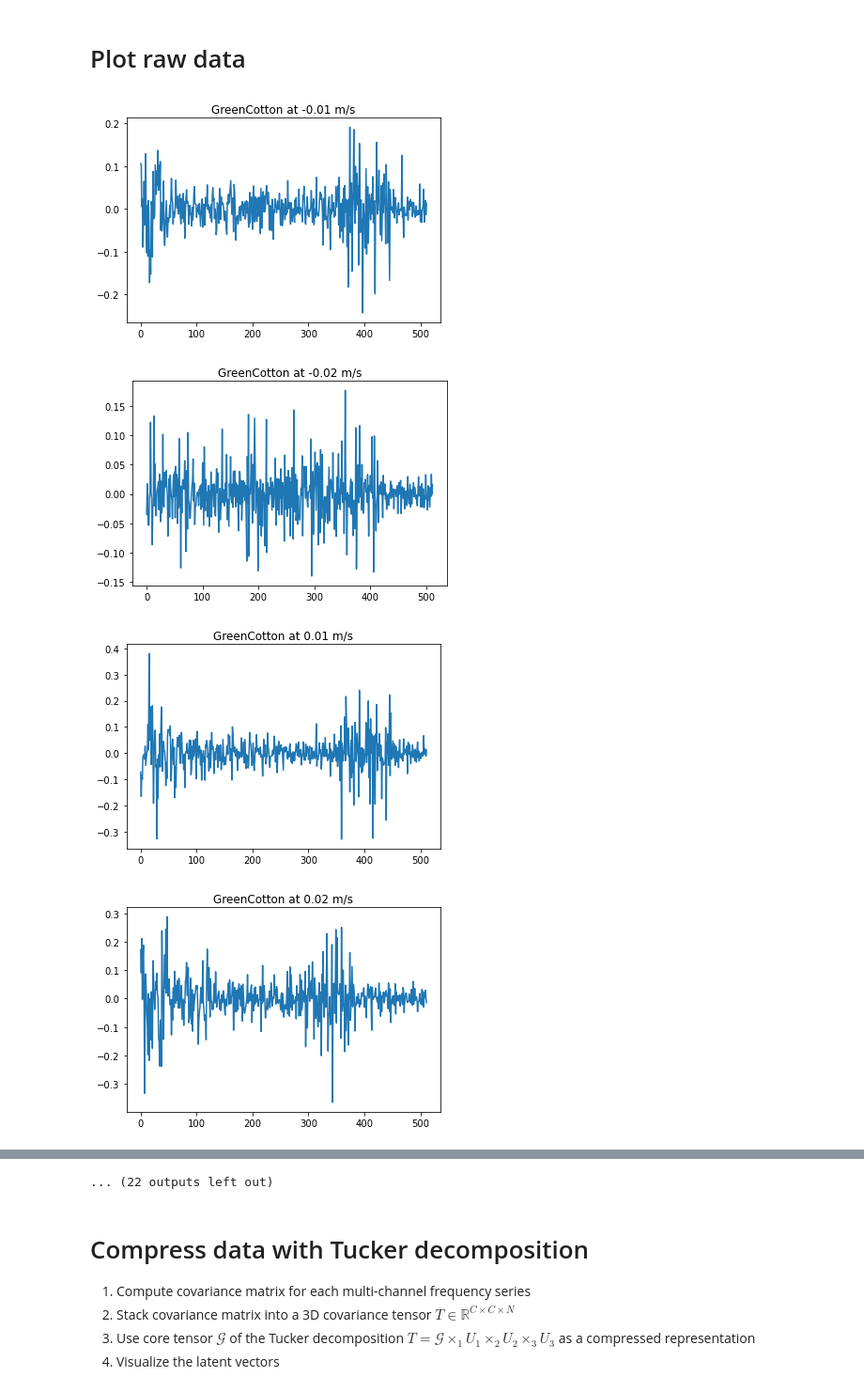
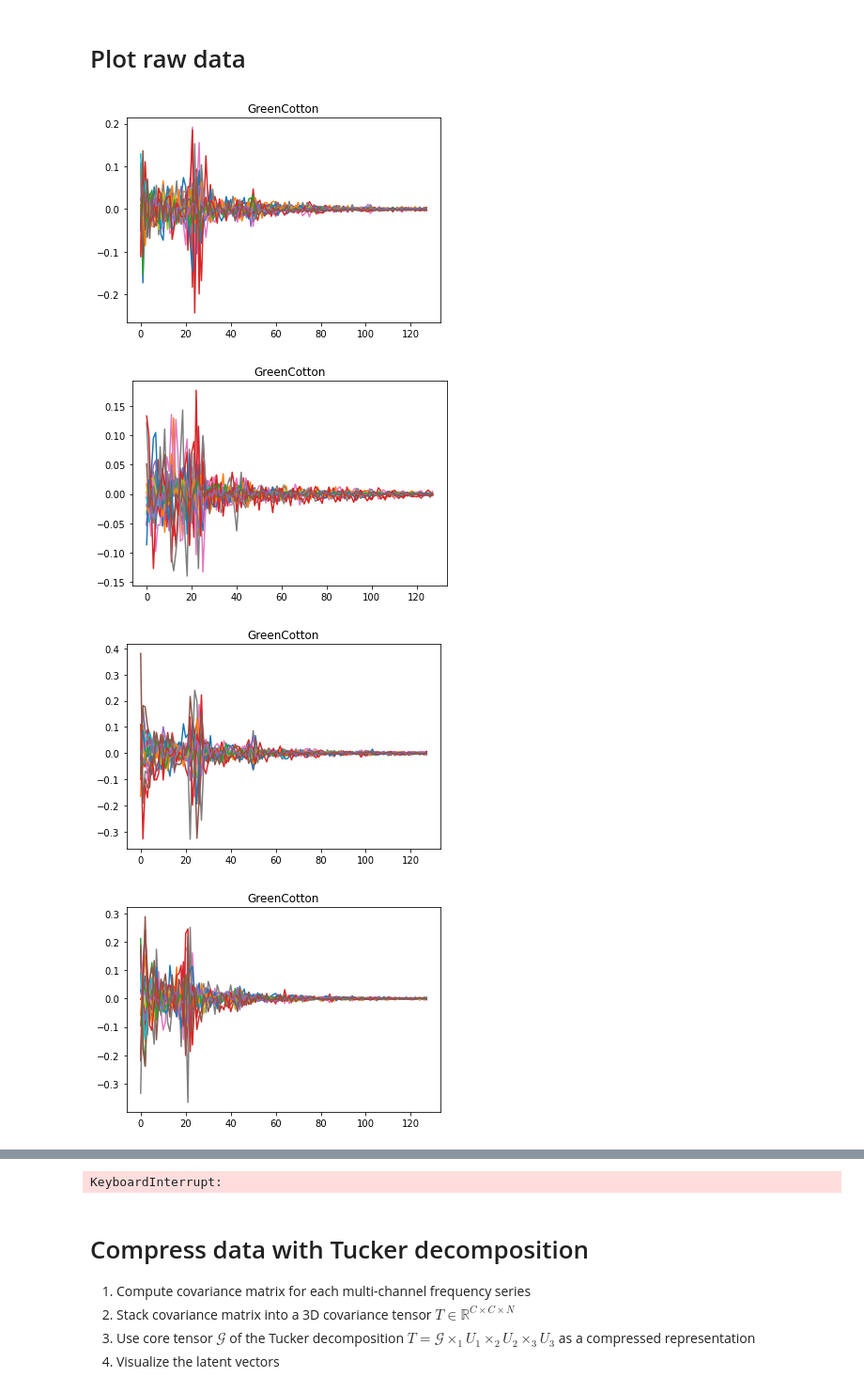
Before and after one commit to wngfra/fingerSense, a Jupyter notebook: offline_learning/analysis.ipynb, the cells around one changed output, grey strips where cells are left out. Shown: that part at 94% size. Cells and saved outputs as stored; diff of their text form; code cells hidden in the pictures.

```diff
--- a/offline_learning/analysis.ipynb
+++ b/offline_learning/analysis.ipynb
@@ -95,20 +3,23 @@ ds = TacDataset('../data', transform=transform)
+# %%
+from base import Normalize, ToFDA, TacDataset
+from torchvision import transforms
+
+transform = transforms.Compose([Normalize(axis=1), ToFDA(flatten=False)])
+ds = TacDataset('../data', transform=transform)
 # %% [markdown]
 # Plot raw data
 # %%
 import pandas as pd
+from numpy.fft import fft
 from matplotlib import pyplot as plt
 from sklearn.manifold import TSNE
 
-data_array = []
-labels = []
-for (sample, param, label) in ds:
-    data_array.append(sample)
-    labels.append(label)
+for sample, labels in ds:
     plt.plot(sample)
-    plt.title("{} at {} m/s".format(ds.get_texture_name(label), param[1]))
+    plt.title(ds.get_texture_name(labels[0]))
     plt.show()
 # %% [output]
-[figure, old version]
+[figure, new version]
-[figure, old version]
+[figure, new version]
-[figure, old version]
+[figure, new version]
-[figure, old version]
+[figure, new version]
@@ -123,4 +33,4 @@ for (sample, param, label) in ds:
-... (22 outputs left out)
+KeyboardInterrupt:
 # %% [markdown]
 # Compress data with Tucker decomposition
 1. Compute covariance matrix for each multi-channel frequency series
```
Also changed, not shown: parts of 6 cells of this notebook, 3 other files.
